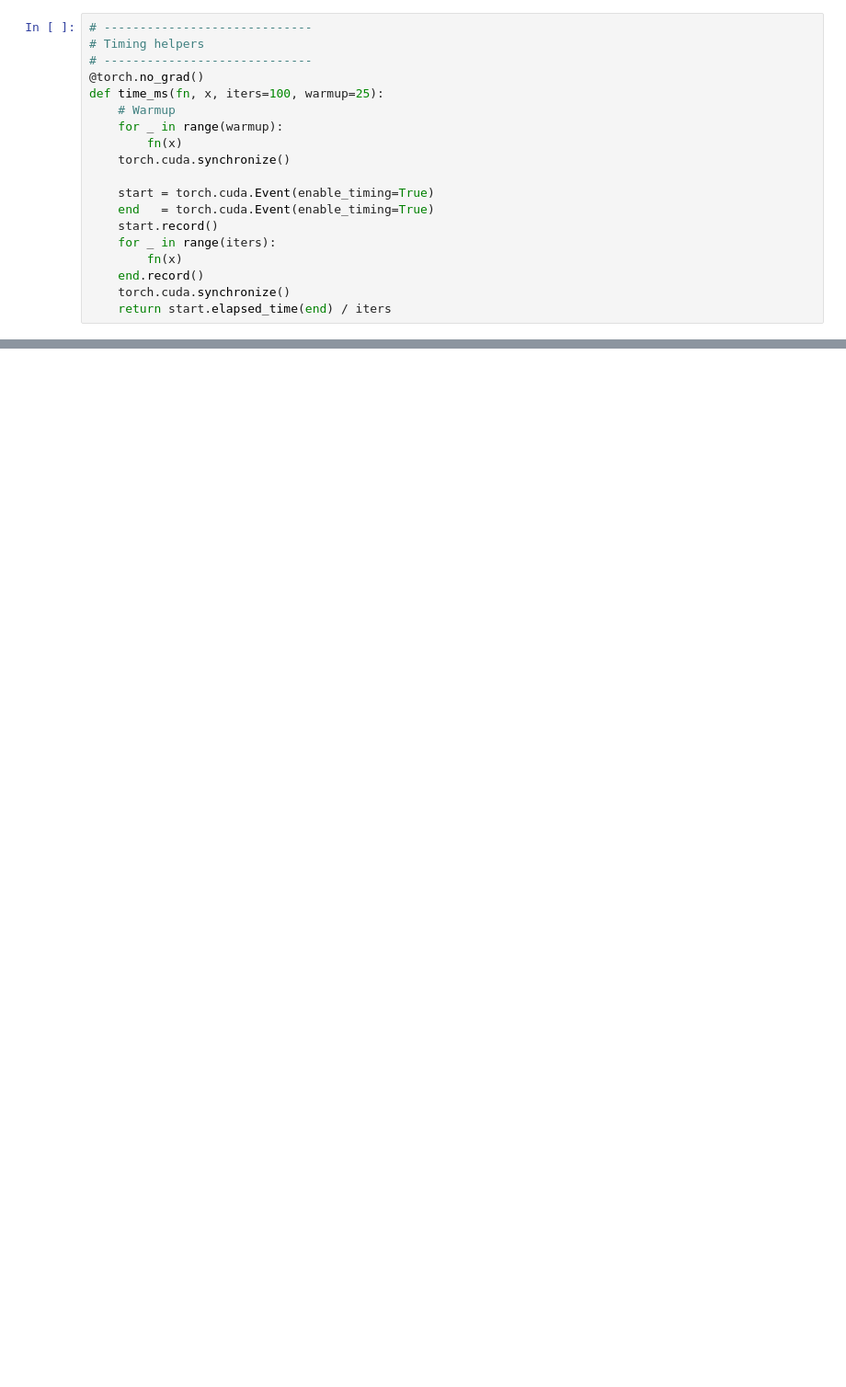
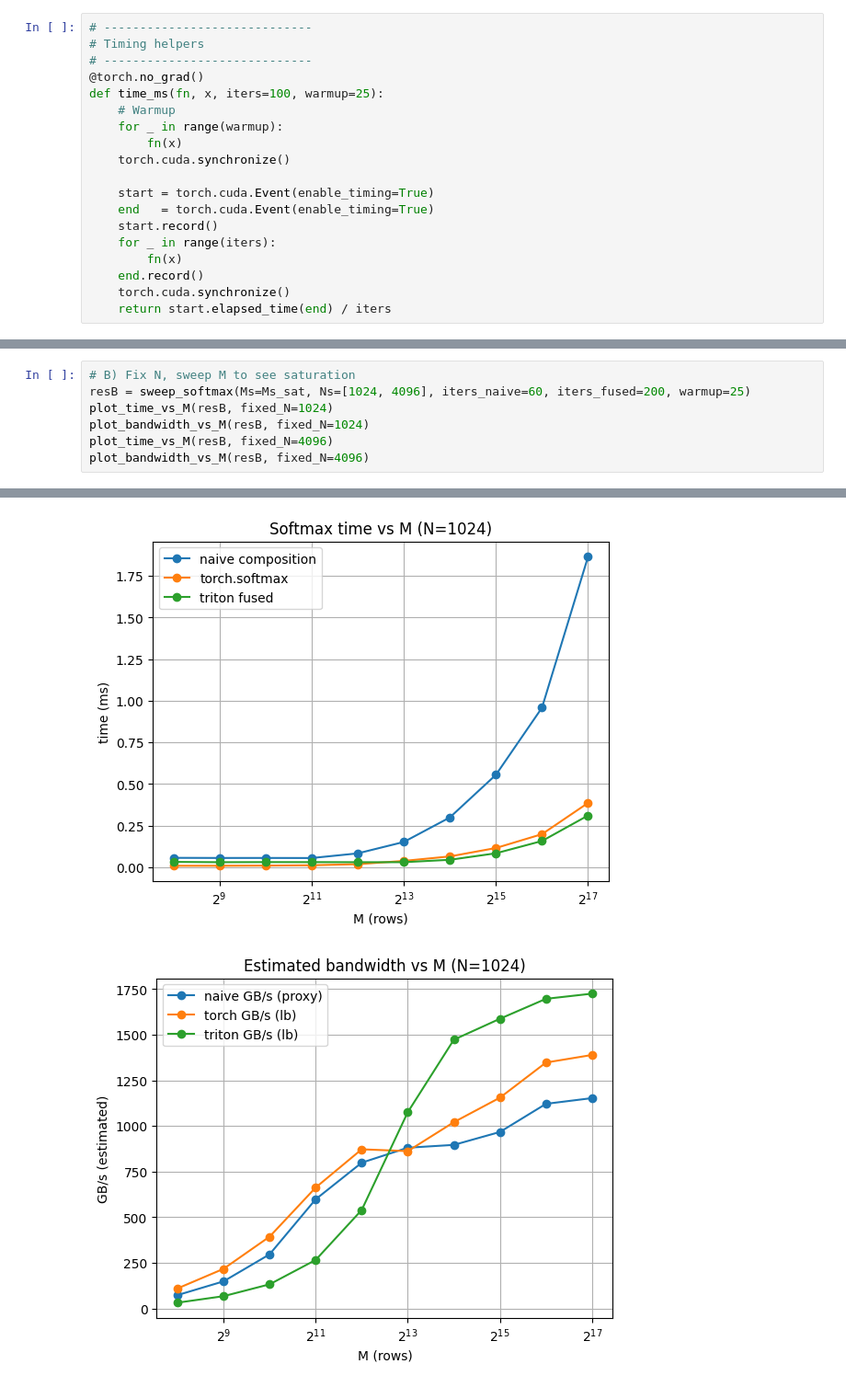
Before and after one commit to ajayjagan2511/Flash-Attention-with-Triton, a Jupyter notebook: notebooks/Softmax_speedup.ipynb, the cells around one changed output, grey strips where cells are left out. Shown at 92% size. Saved outputs shown, nothing was run; the diff lists cells and outputs as text; blank space fills up the shorter version.

```diff
--- a/notebooks/Softmax_speedup.ipynb
+++ b/notebooks/Softmax_speedup.ipynb
@@ -121,0 +449,8 @@ speedup triton:                5.93x
+# %%
+# B) Fix N, sweep M to see saturation
+resB = sweep_softmax(Ms=Ms_sat, Ns=[1024, 4096], iters_naive=60, iters_fused=200, warmup=25)
+plot_time_vs_M(resB, fixed_N=1024)
+plot_bandwidth_vs_M(resB, fixed_N=1024)
+plot_time_vs_M(resB, fixed_N=4096)
+plot_bandwidth_vs_M(resB, fixed_N=4096)
+# %% [output]
@@ -121,0 +477,2 @@ speedup triton:                5.93x
+[figure, added]
+[figure, added]
```
Also changed, not shown: parts of 7 cells of this notebook.
